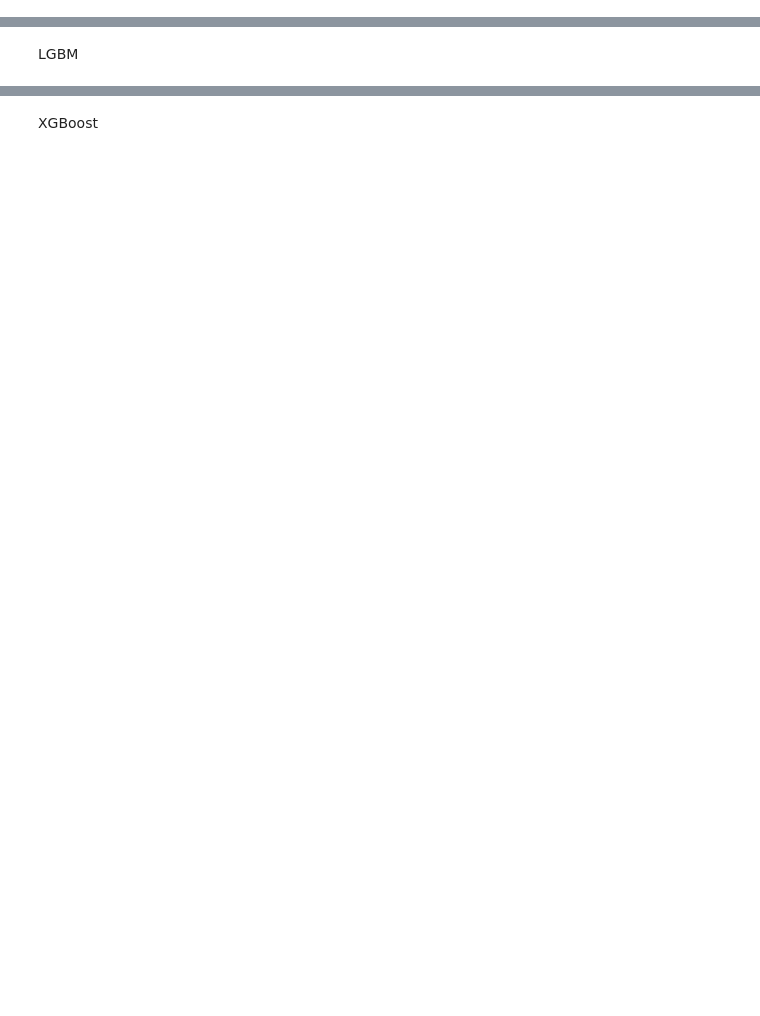
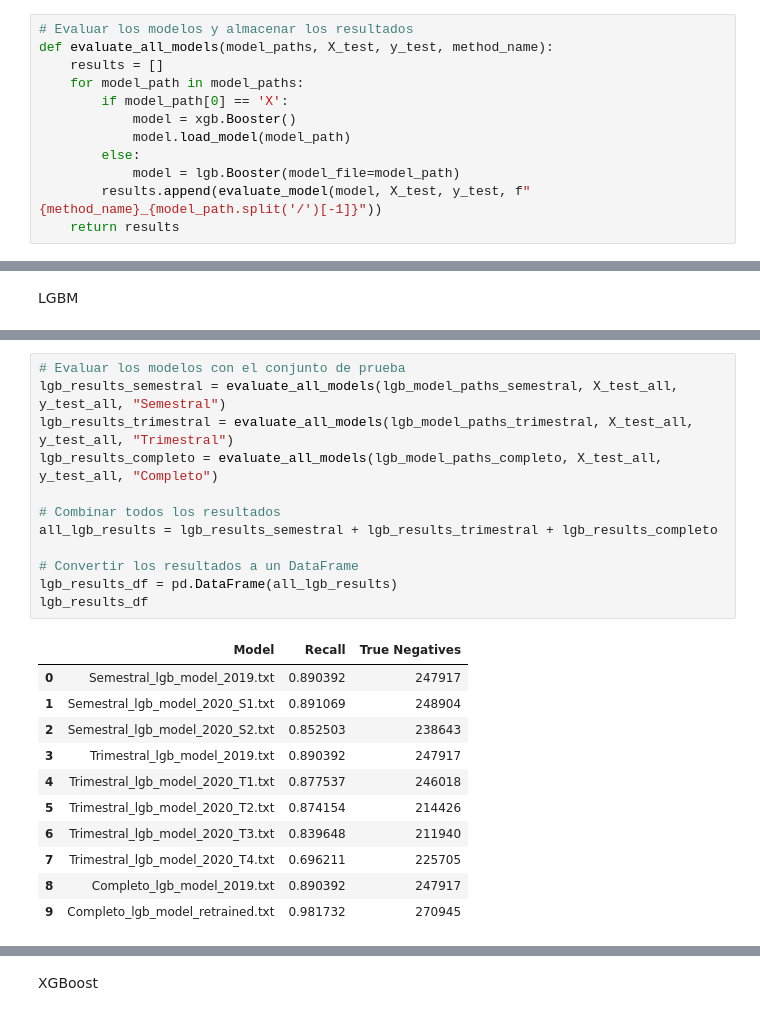
Before and after one commit to javim7/Proyecto2-SDS, a Jupyter notebook: proyecto.ipynb, the cells around one changed output, grey strips where cells are left out. Saved outputs shown, nothing was run; the diff lists cells and outputs as text; blank space fills up the shorter version.

```diff
--- a/proyecto.ipynb
+++ b/proyecto.ipynb
@@ -966,0 +916,12 @@ Recall: 0.915057915057915
+# %%
+# Evaluar los modelos y almacenar los resultados
+def evaluate_all_models(model_paths, X_test, y_test, method_name):
+    results = []
+    for model_path in model_paths:
+        if model_path[0] == 'X':
+            model = xgb.Booster()
+            model.load_model(model_path)
+        else:
+            model = lgb.Booster(model_file=model_path)
+        results.append(evaluate_model(model, X_test, y_test, f"{method_name}_{model_path.split('/')[-1]}"))
+    return results
@@ -1000,0 +1047,24 @@ Recall: 0.907292954264524
+# %%
+# Evaluar los modelos con el conjunto de prueba
+lgb_results_semestral = evaluate_all_models(lgb_model_paths_semestral, X_test_all, y_test_all, "Semestral")
+lgb_results_trimestral = evaluate_all_models(lgb_model_paths_trimestral, X_test_all, y_test_all, "Trimestral")
+lgb_results_completo = evaluate_all_models(lgb_model_paths_completo, X_test_all, y_test_all, "Completo")
+
+# Combinar todos los resultados
+all_lgb_results = lgb_results_semestral + lgb_results_trimestral + lgb_results_completo
+
+# Convertir los resultados a un DataFrame
+lgb_results_df = pd.DataFrame(all_lgb_results)
+lgb_results_df
+# %% [output]
+|  | Model | Recall | True Negatives |
+| 0 | Semestral_lgb_model_2019.txt | 0.890392 | 247917 |
+| 1 | Semestral_lgb_model_2020_S1.txt | 0.891069 | 248904 |
+| 2 | Semestral_lgb_model_2020_S2.txt | 0.852503 | 238643 |
+| 3 | Trimestral_lgb_model_2019.txt | 0.890392 | 247917 |
+| 4 | Trimestral_lgb_model_2020_T1.txt | 0.877537 | 246018 |
+| 5 | Trimestral_lgb_model_2020_T2.txt | 0.874154 | 214426 |
+| 6 | Trimestral_lgb_model_2020_T3.txt | 0.839648 | 211940 |
+| 7 | Trimestral_lgb_model_2020_T4.txt | 0.696211 | 225705 |
+| 8 | Completo_lgb_model_2019.txt | 0.890392 | 247917 |
+| 9 | Completo_lgb_model_retrained.txt | 0.981732 | 270945 |
```
Also changed, not shown: parts of 68 cells of this notebook, 18 other files.
